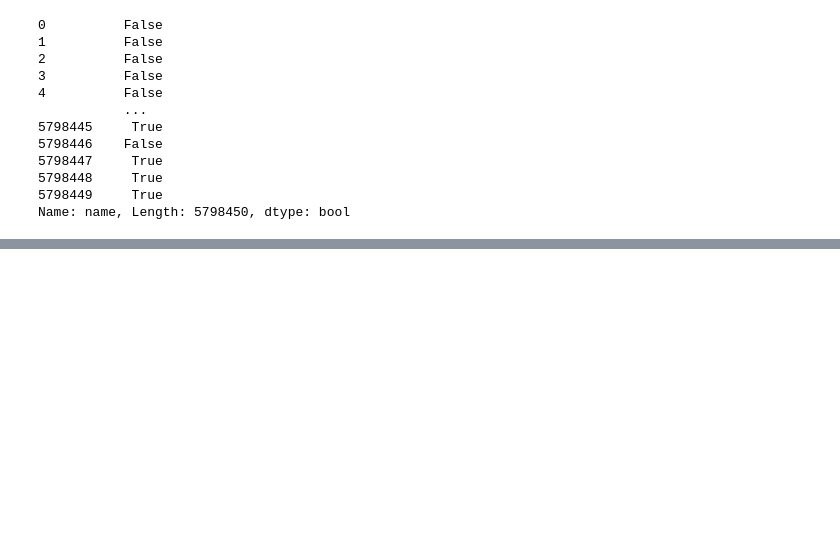
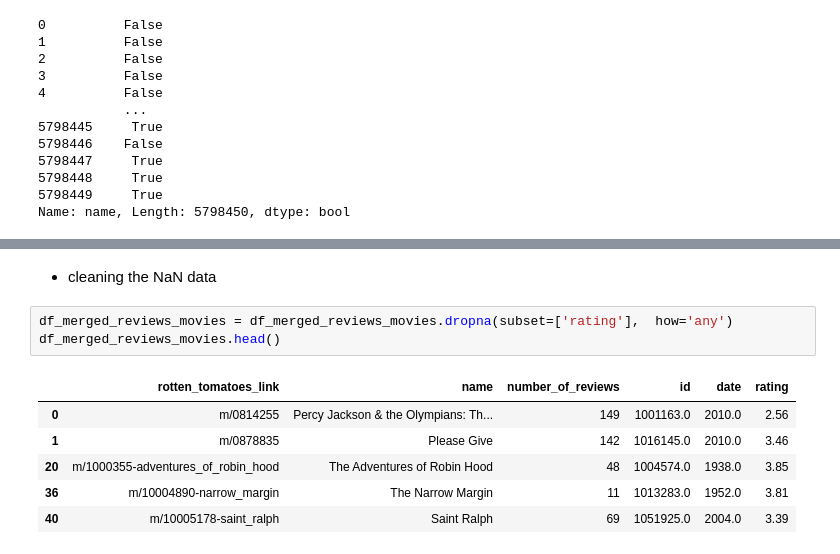
Before and after one commit to LudwingKun/IUM_TWEB_Bissal_Lombardozzi, a Jupyter notebook: MainDirectory/DataAnalisis_IUM/notebook/sample.ipynb, the cells around one changed output, grey strips where cells are left out. Drawn from its saved outputs; the diff is of its cells as text; blank space fills up the shorter version.

```diff
--- a/MainDirectory/DataAnalisis_IUM/notebook/sample.ipynb
+++ b/MainDirectory/DataAnalisis_IUM/notebook/sample.ipynb
@@ -167,0 +270,12 @@ plt.show()
+# %% [markdown]
+- cleaning the NaN data
+# %%
+df_merged_reviews_movies = df_merged_reviews_movies.dropna(subset=['rating'],  how='any')
+df_merged_reviews_movies.head()
+# %% [output]
+|  | rotten_tomatoes_link | name | number_of_reviews | id | date | rating |
+| 0 | m/0814255 | Percy Jackson & the Olympians: Th... | 149 | 1001163.0 | 2010.0 | 2.56 |
+| 1 | m/0878835 | Please Give | 142 | 1016145.0 | 2010.0 | 3.46 |
+| 20 | m/1000355-adventures_of_robin_hood | The Adventures of Robin Hood | 48 | 1004574.0 | 1938.0 | 3.85 |
+| 36 | m/10004890-narrow_margin | The Narrow Margin | 11 | 1013283.0 | 1952.0 | 3.81 |
+| 40 | m/10005178-saint_ralph | Saint Ralph | 69 | 1051925.0 | 2004.0 | 3.39 |
```
Also changed, not shown: parts of 34 cells of this notebook.
